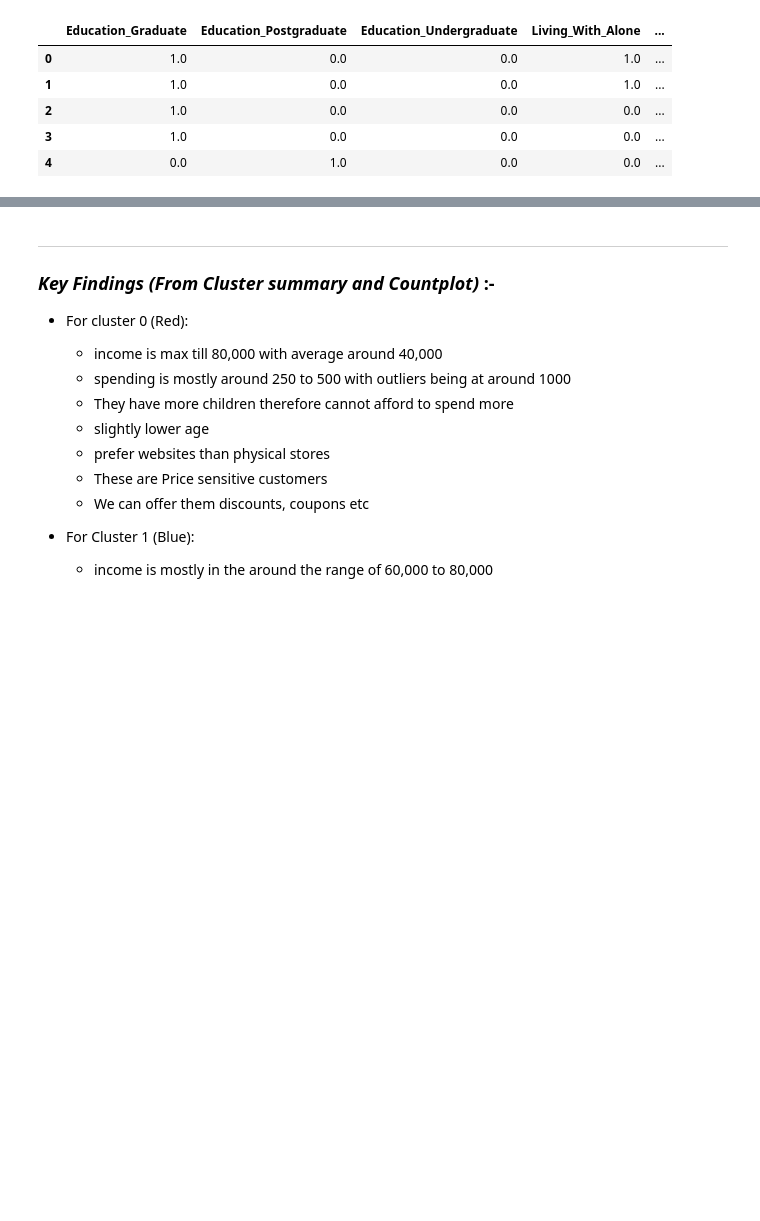
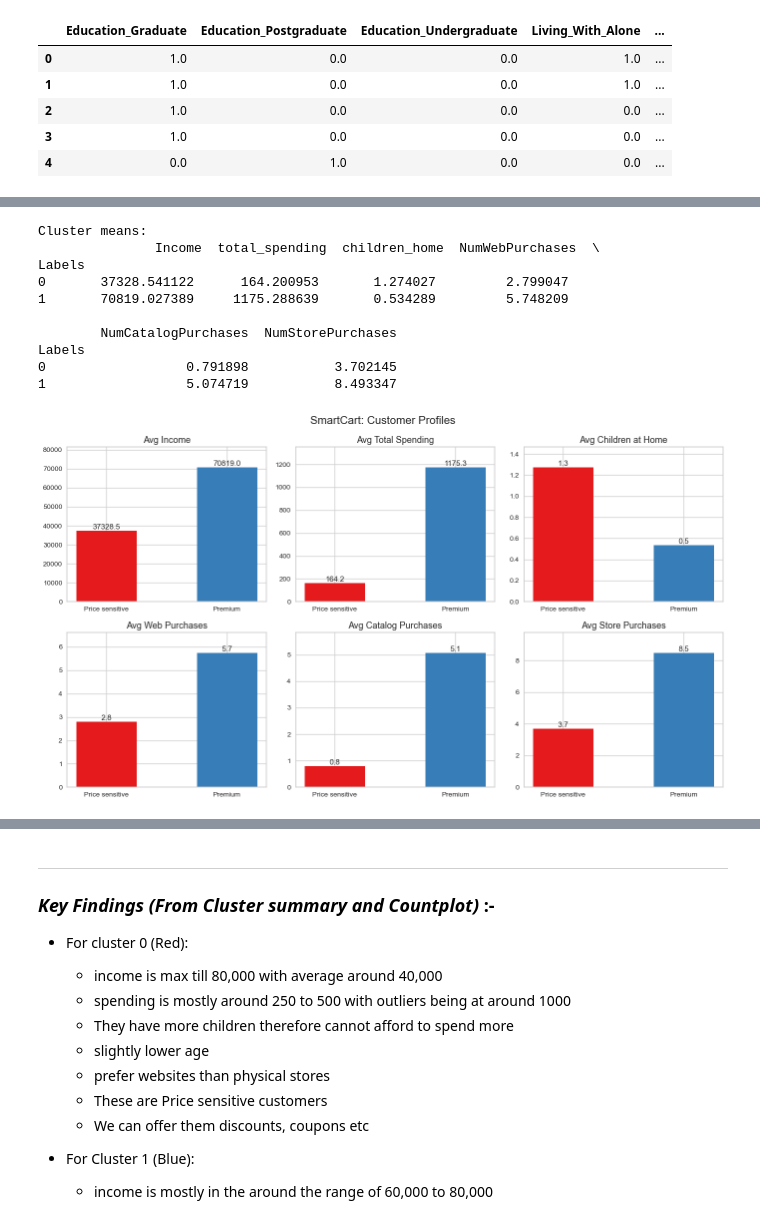
Before and after one commit to K-shhhhh/AI_ML_Foundation, a Jupyter notebook: Module_5_Projects/Minor_Projects/03_SmartCart_Mini_Project/SmartCart_Clustering.ipynb, the cells around one changed output, grey strips where cells are left out. Drawn from its saved outputs; the diff is of its cells as text; code cells hidden in the pictures; blank space fills up the shorter version.

```diff
--- a/Module_5_Projects/Minor_Projects/03_SmartCart_Mini_Project/SmartCart_Clustering.ipynb
+++ b/Module_5_Projects/Minor_Projects/03_SmartCart_Mini_Project/SmartCart_Clustering.ipynb
@@ -454,3 +525,42 @@ plt.savefig("Spending vs Income")
+# %%
+# Six small bar charts, one per feature, comparing the average of each customer type
+
+features = ["Income", "total_spending", "children_home", "NumWebPurchases", "NumCatalogPurchases", "NumStorePurchases"]   # Columns to compare
+titles = ["Avg Income", "Avg Total Spending", "Avg Children at Home", "Avg Web Purchases", "Avg Catalog Purchases", "Avg Store Purchases"]   # Chart titles
+names = ["Price sensitive", "Premium"]                           # Segment names for the x axis
+colors = ["#E41A1C", "#377EB8"]                                  # Set1 red and blue, same as the scatter plot
+
+means = X_encoded.groupby("Labels")[features].mean()             # Average of each feature for cluster 0 and cluster 1
+print("Cluster means:\n", means)                                 # Labeled print to verify the numbers
+
+fig, axes = plt.subplots(2, 3, figsize=(14, 8))                  # 2 rows and 3 columns of small charts
+axes = axes.flatten()                                            # Turns the 2D grid into a simple list of 6 axes
+
+for i in range(6):                                               # Loops over the 6 features
+    values = means[features[i]]                                  # Cluster 0 and cluster 1 averages for this feature
+    bars = axes[i].bar(names, values, color=colors, width=0.5)   # Draws two bars, one per segment
+    axes[i].bar_label(bars, fmt="%.1f", fontsize=11)             # Writes the value on top of each bar
+    axes[i].set_title(titles[i], fontsize=13)                    # Title of this chart
+    axes[i].set_ylim(0, values.max() * 1.15)                     # Adds headroom so the labels fit
+
+fig.suptitle("SmartCart: Customer Profiles", fontsize=16)         # Overall title
+plt.tight_layout()                                               # Prevents overlapping labels
+
+os.makedirs("Graphs", exist_ok=True)                             # Creates the folder if missing
+plt.savefig("Graphs/cluster_profiles.png", dpi=300, bbox_inches="tight")   # Saved before show
+plt.show()                                                       # Display the plot
+# %% [output]
+Cluster means:
+               Income  total_spending  children_home  NumWebPurchases  \
+Labels
+0       37328.541122      164.200953       1.274027         2.799047
+1       70819.027389     1175.288639       0.534289         5.748209
+
+        NumCatalogPurchases  NumStorePurchases
+Labels
+0                  0.791898           3.702145
+1                  5.074719           8.493347
+[figure, added]
 # %%
 # Cluster Summary
 
```
Also changed, not shown: parts of 9 cells of this notebook, 4 other files.
